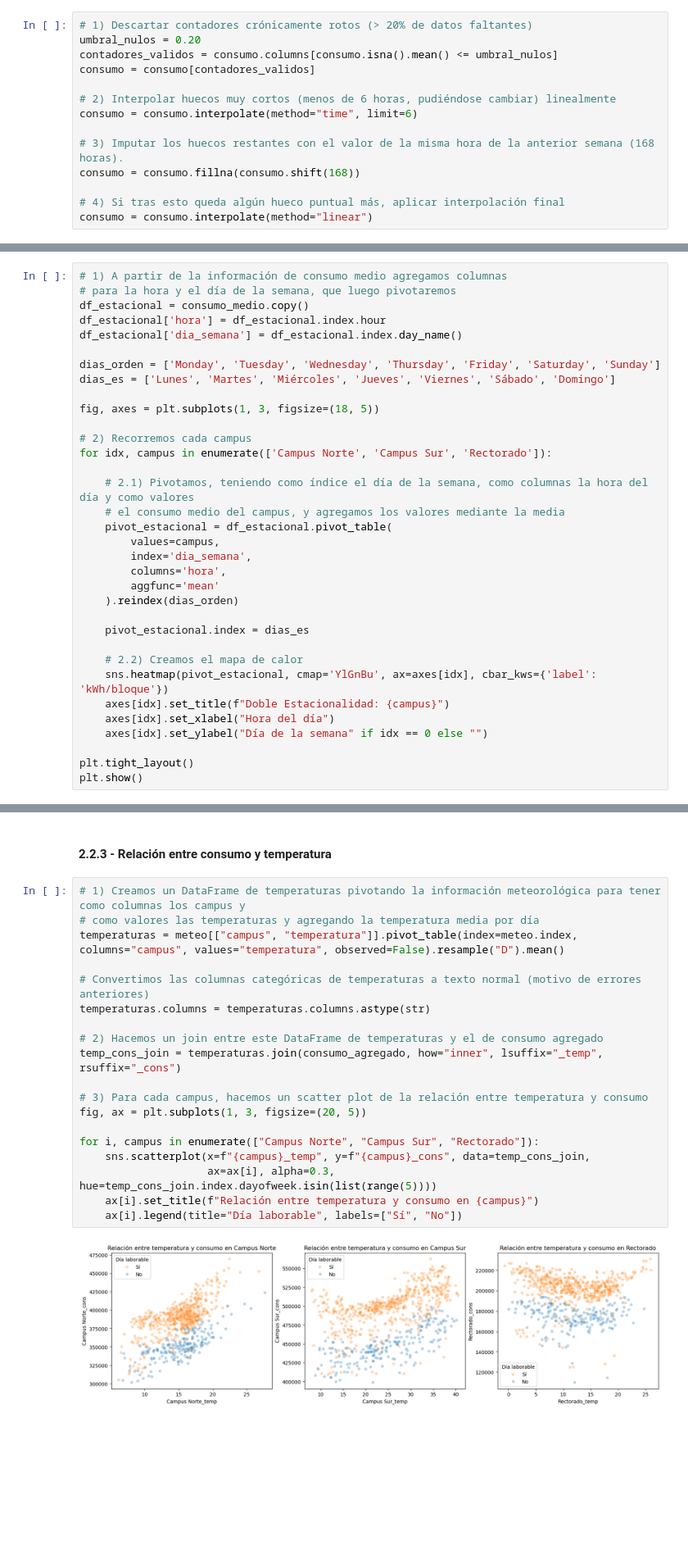
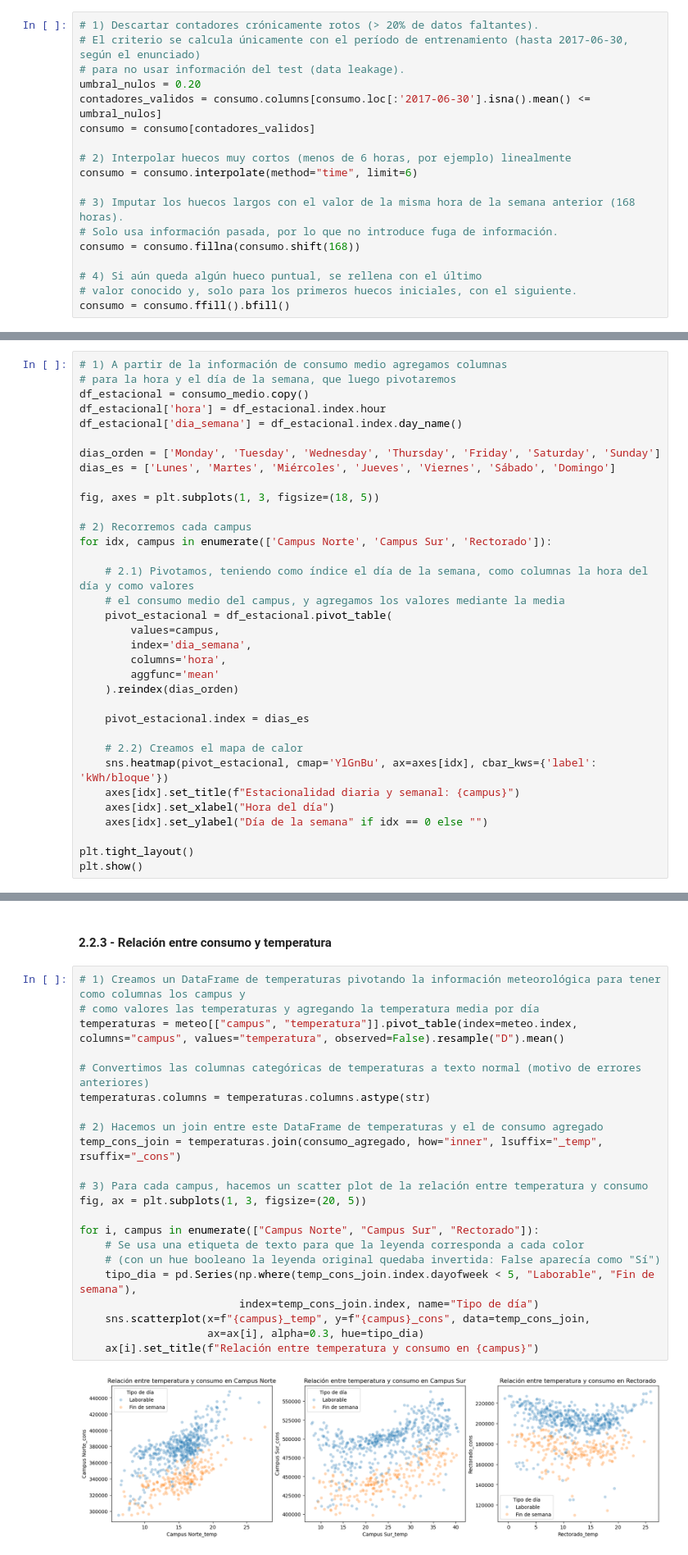
Before and after one commit to Martin-Kugler/network-attacks-and-energetic-efficiency-mcp, a Jupyter notebook: consumo_campus.ipynb, the cells around one changed output, grey strips where cells are left out. Shown at 82% size. Cells and saved outputs as stored; diff of their text form; blank space fills up the shorter version.

```diff
--- a/consumo_campus.ipynb
+++ b/consumo_campus.ipynb
@@ -136,16 +186,20 @@ El mapa de calor de valores ausentes revela tres patrones claros y diferenciados
 
 - Finalmente, se tienen **pérdidas puntuales**, pequeños huecos aislados repartidos en columnas. El tratamiento de éstas es completamente equivalente al de las franjas horizontales. Su distinción es meramente conceptual.
 # %%
-# 1) Descartar contadores crónicamente rotos (> 20% de datos faltantes)
+# 1) Descartar contadores crónicamente rotos (> 20% de datos faltantes).
+# El criterio se calcula únicamente con el período de entrenamiento (hasta 2017-06-30, según el enunciado)
+# para no usar información del test (data leakage).
 umbral_nulos = 0.20
-contadores_validos = consumo.columns[consumo.isna().mean() <= umbral_nulos]
+contadores_validos = consumo.columns[consumo.loc[:'2017-06-30'].isna().mean() <= umbral_nulos]
 consumo = consumo[contadores_validos]
 
-# 2) Interpolar huecos muy cortos (menos de 6 horas, pudiéndose cambiar) linealmente
+# 2) Interpolar huecos muy cortos (menos de 6 horas, por ejemplo) linealmente
 consumo = consumo.interpolate(method="time", limit=6)
 
-# 3) Imputar los huecos restantes con el valor de la misma hora de la anterior semana (168 horas).
+# 3) Imputar los huecos largos con el valor de la misma hora de la semana anterior (168 horas).
+# Solo usa información pasada, por lo que no introduce fuga de información.
 consumo = consumo.fillna(consumo.shift(168))
 
-# 4) Si tras esto queda algún hueco puntual más, aplicar interpolación final
-consumo = consumo.interpolate(method="linear")
+# 4) Si aún queda algún hueco puntual, se rellena con el último
+# valor conocido y, solo para los primeros huecos iniciales, con el siguiente.
+consumo = consumo.ffill().bfill()
@@ -277,7 +339,7 @@ for idx, campus in enumerate(['Campus Norte', 'Campus Sur', 'Rectorado']):
 
     # 2.2) Creamos el mapa de calor
     sns.heatmap(pivot_estacional, cmap='YlGnBu', ax=axes[idx], cbar_kws={'label': 'kWh/bloque'})
-    axes[idx].set_title(f"Doble Estacionalidad: {campus}")
+    axes[idx].set_title(f"Estacionalidad diaria y semanal: {campus}")
     axes[idx].set_xlabel("Hora del día")
     axes[idx].set_ylabel("Día de la semana" if idx == 0 else "")
 
@@ -290,22 +354,25 @@ plt.show()
 # %%
 # 1) Creamos un DataFrame de temperaturas pivotando la información meteorológica para tener como columnas los campus y
 # como valores las temperaturas y agregando la temperatura media por día
 temperaturas = meteo[["campus", "temperatura"]].pivot_table(index=meteo.index, columns="campus", values="temperatura", observed=False).resample("D").mean()
 
 # Convertimos las columnas categóricas de temperaturas a texto normal (motivo de errores anteriores)
 temperaturas.columns = temperaturas.columns.astype(str)
 
 # 2) Hacemos un join entre este DataFrame de temperaturas y el de consumo agregado
 temp_cons_join = temperaturas.join(consumo_agregado, how="inner", lsuffix="_temp", rsuffix="_cons")
 
 # 3) Para cada campus, hacemos un scatter plot de la relación entre temperatura y consumo
 fig, ax = plt.subplots(1, 3, figsize=(20, 5))
 
 for i, campus in enumerate(["Campus Norte", "Campus Sur", "Rectorado"]):
+    # Se usa una etiqueta de texto para que la leyenda corresponda a cada color
+    # (con un hue booleano la leyenda original quedaba invertida: False aparecía como "Sí")
+    tipo_dia = pd.Series(np.where(temp_cons_join.index.dayofweek < 5, "Laborable", "Fin de semana"),
+                         index=temp_cons_join.index, name="Tipo de día")
     sns.scatterplot(x=f"{campus}_temp", y=f"{campus}_cons", data=temp_cons_join,
-                    ax=ax[i], alpha=0.3, hue=temp_cons_join.index.dayofweek.isin(list(range(5))))
+                    ax=ax[i], alpha=0.3, hue=tipo_dia)
     ax[i].set_title(f"Relación entre temperatura y consumo en {campus}")
-    ax[i].legend(title="Día laborable", labels=["Sí", "No"])
 # %% [output]
-[figure, old version]
+[figure, new version]
 # %% [markdown]
```
Also changed, not shown: parts of 30 cells of this notebook.
